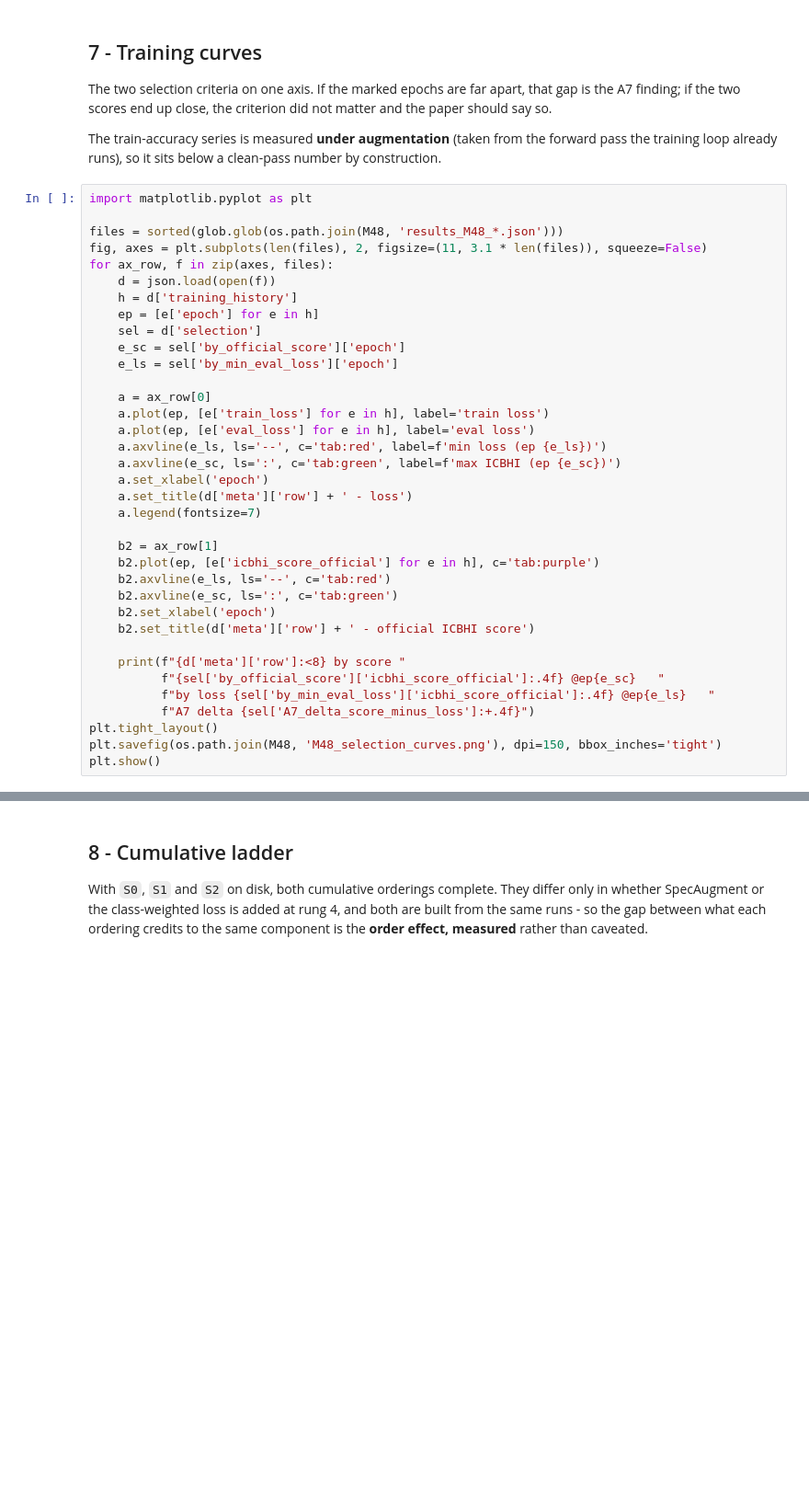
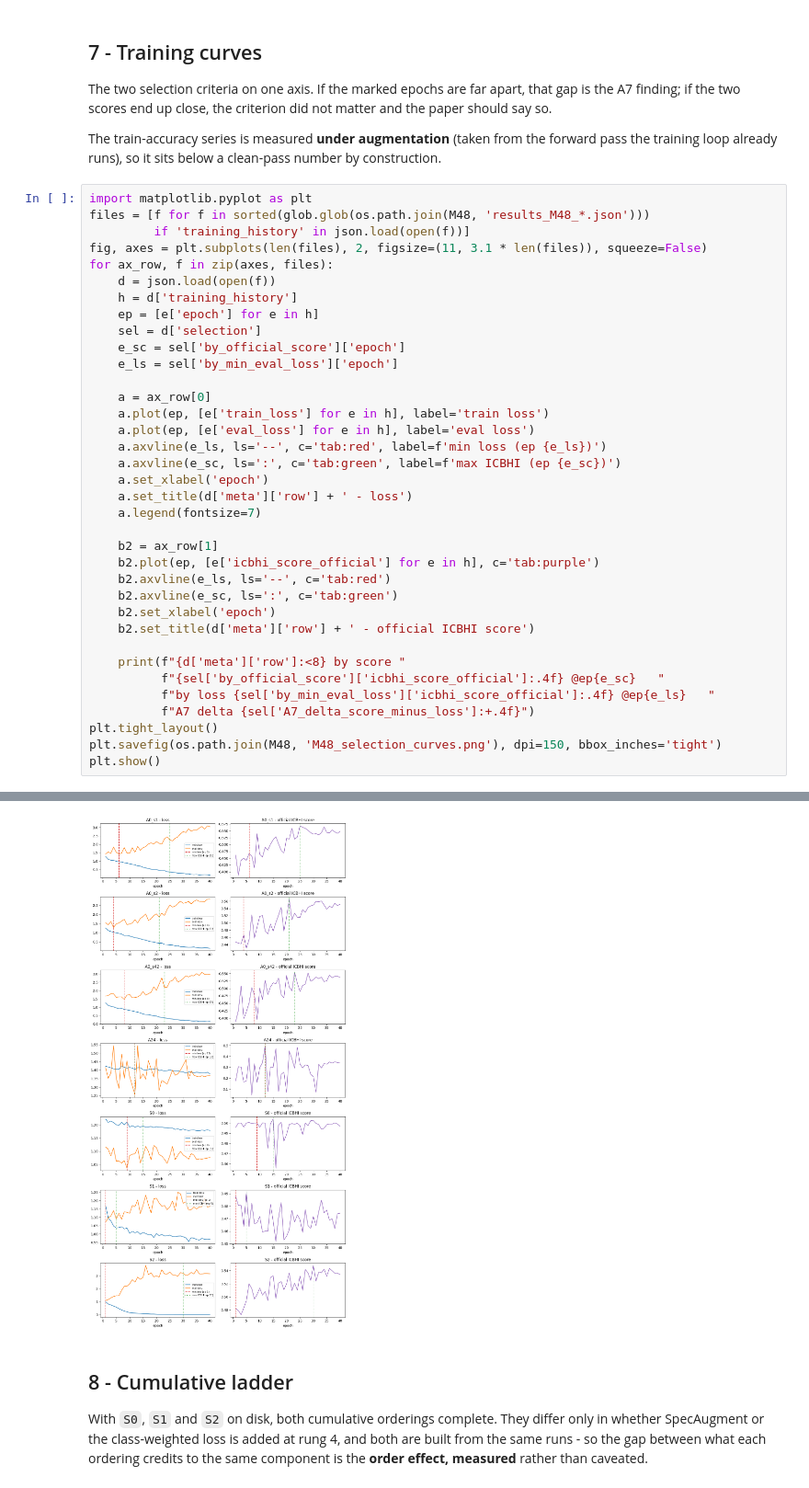
Before and after one commit to barshon-basak/CSE465-Project-OWMTL, a Jupyter notebook: M48_core_pipeline_ablation/M48_kaggle_tier_A.ipynb, the cells around one changed output, grey strips where cells are left out. Shown at 92% size. Drawn from its saved outputs; the diff is of its cells as text; blank space fills up the shorter version.

```diff
--- a/M48_core_pipeline_ablation/M48_kaggle_tier_A.ipynb
+++ b/M48_core_pipeline_ablation/M48_kaggle_tier_A.ipynb
@@ -153,8 +222,8 @@ The train-accuracy series is measured **under augmentation** (taken from the for
 the training loop already runs), so it sits below a clean-pass number by construction.
 # %%
 import matplotlib.pyplot as plt
-
-files = sorted(glob.glob(os.path.join(M48, 'results_M48_*.json')))
+files = [f for f in sorted(glob.glob(os.path.join(M48, 'results_M48_*.json')))
+         if 'training_history' in json.load(open(f))]
 fig, axes = plt.subplots(len(files), 2, figsize=(11, 3.1 * len(files)), squeeze=False)
 for ax_row, f in zip(axes, files):
     d = json.load(open(f))
@@ -187,3 +256,4 @@ for ax_row, f in zip(axes, files):
 plt.tight_layout()
 plt.savefig(os.path.join(M48, 'M48_selection_curves.png'), dpi=150, bbox_inches='tight')
 plt.show()
+# %% [output]
@@ -190,3 +267,4 @@ plt.show()
+[figure, added]
 # %% [markdown]
 ## 8 - Cumulative ladder
 
```
Also changed, not shown: parts of 9 cells of this notebook, 32 other files.
